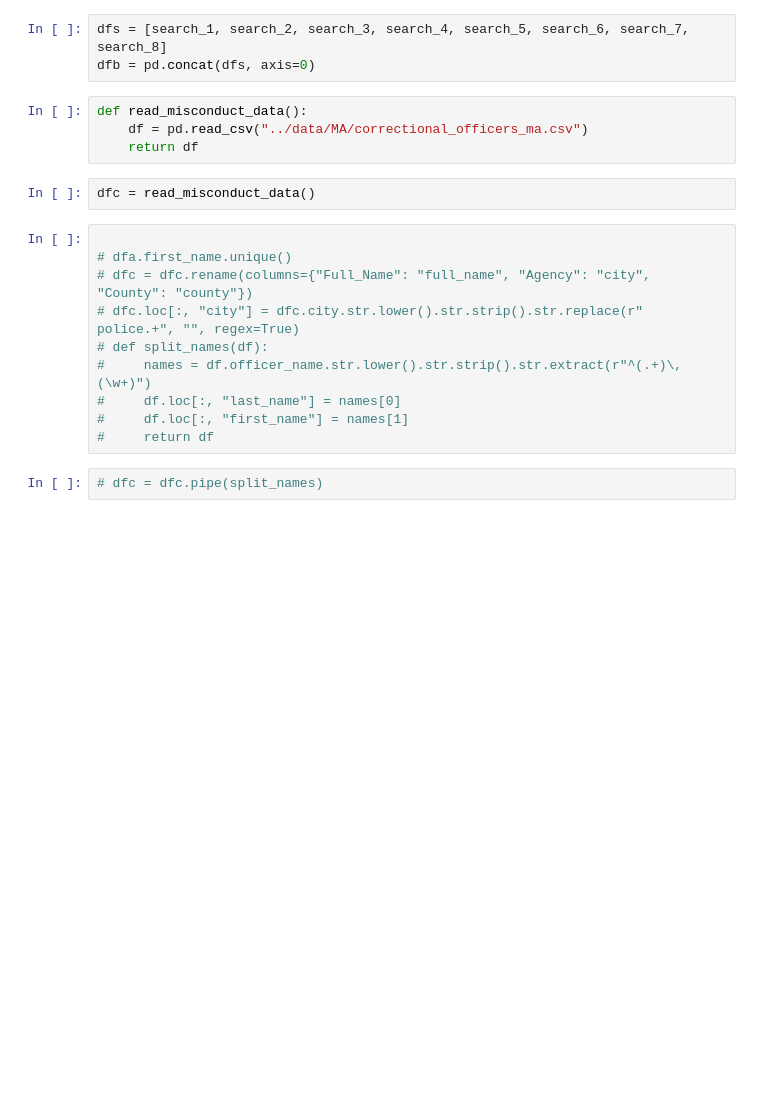
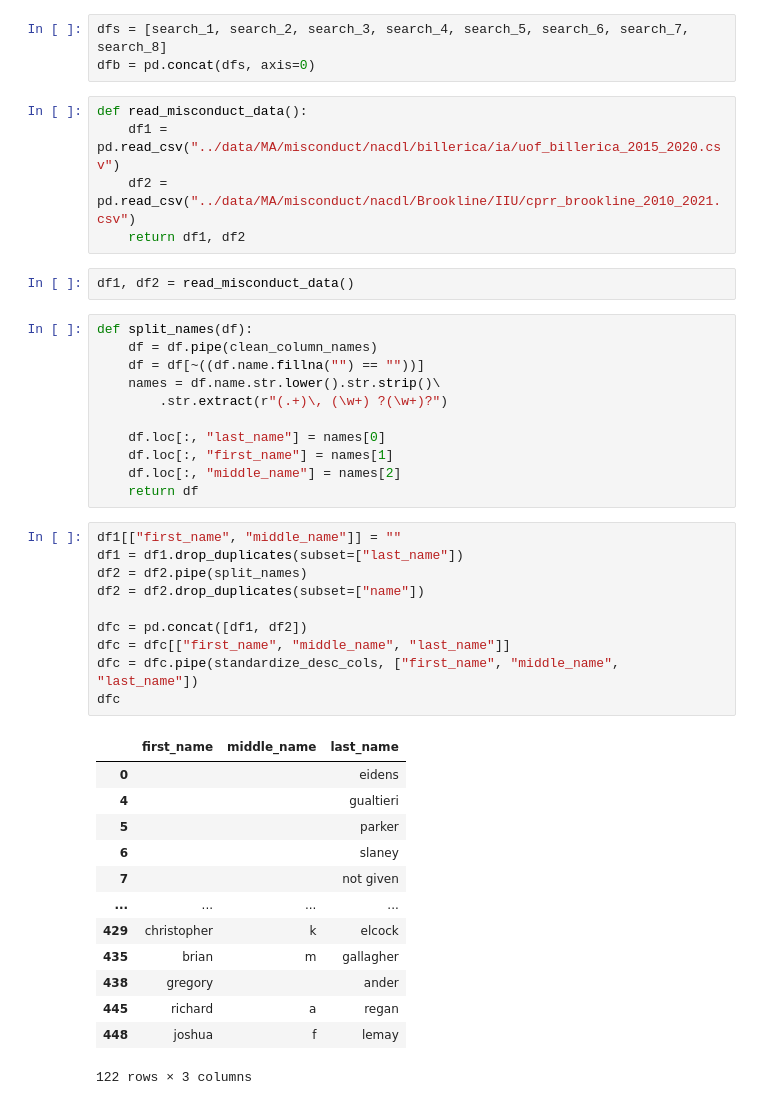
Before and after one commit to ayyubibrahimi/ok, a Jupyter notebook: notebooks/MA.ipynb, the cells around one changed output. Saved outputs shown, nothing was run; the diff lists cells and outputs as text; blank space fills up the shorter version.

```diff
--- a/notebooks/MA.ipynb
+++ b/notebooks/MA.ipynb
@@ -150,24 +86,48 @@ array(['once i left active duty in the air force i became a correctional peace o
 # %%
 dfs = [search_1, search_2, search_3, search_4, search_5, search_6, search_7, search_8]
 dfb = pd.concat(dfs, axis=0)
-# %%
-def read_misconduct_data():
-    df = pd.read_csv("../data/MA/correctional_officers_ma.csv")
-    return df
-# %%
-dfc = read_misconduct_data()
+# %%
+def read_misconduct_data():
+    df1 = pd.read_csv("../data/MA/misconduct/nacdl/billerica/ia/uof_billerica_2015_2020.csv")
+    df2 = pd.read_csv("../data/MA/misconduct/nacdl/Brookline/IIU/cprr_brookline_2010_2021.csv")
+    return df1, df2
+# %%
+df1, df2 = read_misconduct_data()
 # %%
+def split_names(df):
+    df = df.pipe(clean_column_names)
+    df = df[~((df.name.fillna("") == ""))]
+    names = df.name.str.lower().str.strip()\
+        .str.extract(r"(.+)\, (\w+) ?(\w+)?")
 
-# dfa.first_name.unique()
-# dfc = dfc.rename(columns={"Full_Name": "full_name", "Agency": "city", "County": "county"})
-# dfc.loc[:, "city"] = dfc.city.str.lower().str.strip().str.replace(r" police.+", "", regex=True)
-# def split_names(df):
-#     names = df.officer_name.str.lower().str.strip().str.extract(r"^(.+)\, (\w+)")
-#     df.loc[:, "last_name"] = names[0]
-#     df.loc[:, "first_name"] = names[1]
-#     return df
+    df.loc[:, "last_name"] = names[0]
+    df.loc[:, "first_name"] = names[1]
+    df.loc[:, "middle_name"] = names[2]
+    return df
-# %%
-# dfc = dfc.pipe(split_names)
+# %%
+df1[["first_name", "middle_name"]] = ""
+df1 = df1.drop_duplicates(subset=["last_name"])
+df2 = df2.pipe(split_names)
+df2 = df2.drop_duplicates(subset=["name"])
+
+dfc = pd.concat([df1, df2])
+dfc = dfc[["first_name", "middle_name", "last_name"]]
+dfc = dfc.pipe(standardize_desc_cols, ["first_name", "middle_name", "last_name"])
+dfc
+# %% [output]
+|  | first_name | middle_name | last_name |
+| 0 |  |  | eidens |
+| 4 |  |  | gualtieri |
+| 5 |  |  | parker |
+| 6 |  |  | slaney |
+| 7 |  |  | not given |
+| ... | ... | ... | ... |
+| 429 | christopher | k | elcock |
+| 435 | brian | m | gallagher |
+| 438 | gregory |  | ander |
+| 445 | richard | a | regan |
+| 448 | joshua | f | lemay |
+122 rows × 3 columns
 # %%
 
 def match_ok_names_to_personnel(ok, agency):
```
Also changed, not shown: parts of 19 cells of this notebook, 2 other files.
